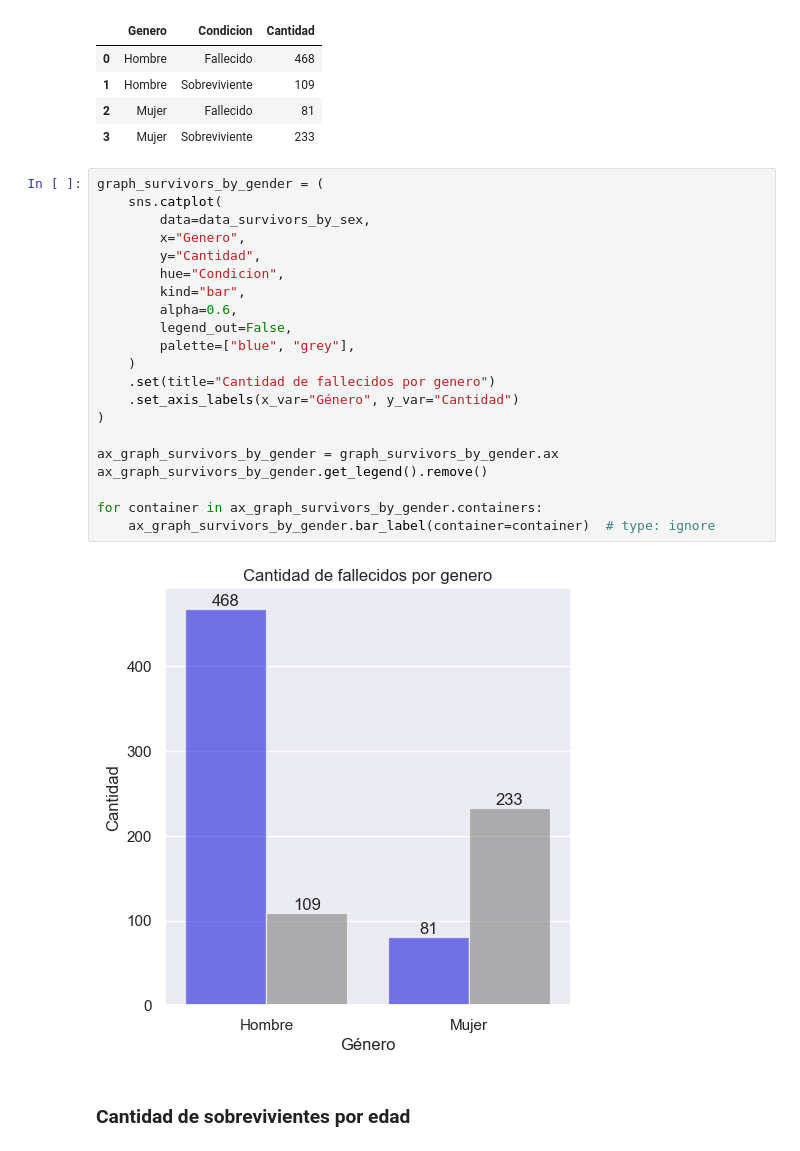
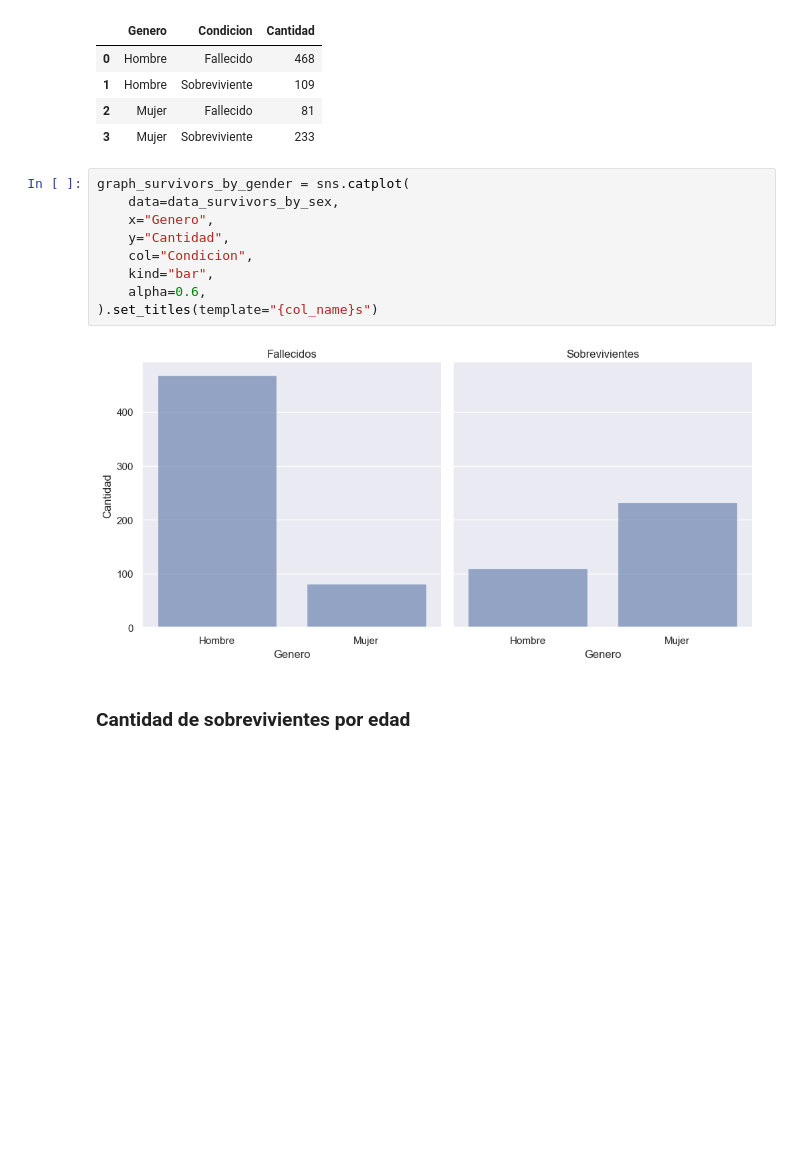
Before and after one commit to joackob/titanic-ml, a Jupyter notebook: notebooks/2-visual-and-statistical-exploration.ipynb, the cells around one changed output. Drawn from its saved outputs; the diff is of its cells as text; blank space fills up the shorter version.

```diff
--- a/notebooks/2-visual-and-statistical-exploration.ipynb
+++ b/notebooks/2-visual-and-statistical-exploration.ipynb
@@ -86,29 +74,17 @@ data_survivors_by_sex
 | 1 | Hombre | Sobreviviente | 109 |
 | 2 | Mujer | Fallecido | 81 |
 | 3 | Mujer | Sobreviviente | 233 |
-# %%
-graph_survivors_by_gender = (
-    sns.catplot(
-        data=data_survivors_by_sex,
-        x="Genero",
-        y="Cantidad",
-        hue="Condicion",
-        kind="bar",
-        alpha=0.6,
-        legend_out=False,
-        palette=["blue", "grey"],
-    )
-    .set(title="Cantidad de fallecidos por genero")
-    .set_axis_labels(x_var="Género", y_var="Cantidad")
-)
-
-ax_graph_survivors_by_gender = graph_survivors_by_gender.ax
-ax_graph_survivors_by_gender.get_legend().remove()
-
-for container in ax_graph_survivors_by_gender.containers:
-    ax_graph_survivors_by_gender.bar_label(container=container)  # type: ignore
-# %% [output]
-[figure, removed]
+# %%
+graph_survivors_by_gender = sns.catplot(
+    data=data_survivors_by_sex,
+    x="Genero",
+    y="Cantidad",
+    col="Condicion",
+    kind="bar",
+    alpha=0.6,
+).set_titles(template="{col_name}s")
+# %% [output]
+[figure, added]
 # %% [markdown]
 ### Cantidad de sobrevivientes por edad
 # %% [markdown]
```
Also changed, not shown: parts of 5 cells of this notebook, 4 other files.
